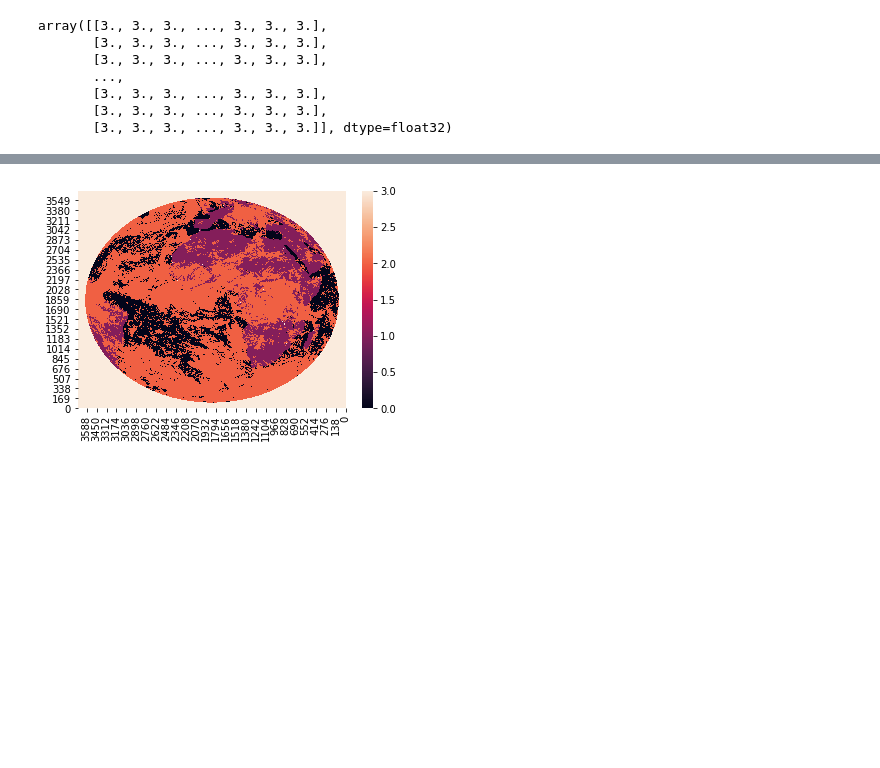
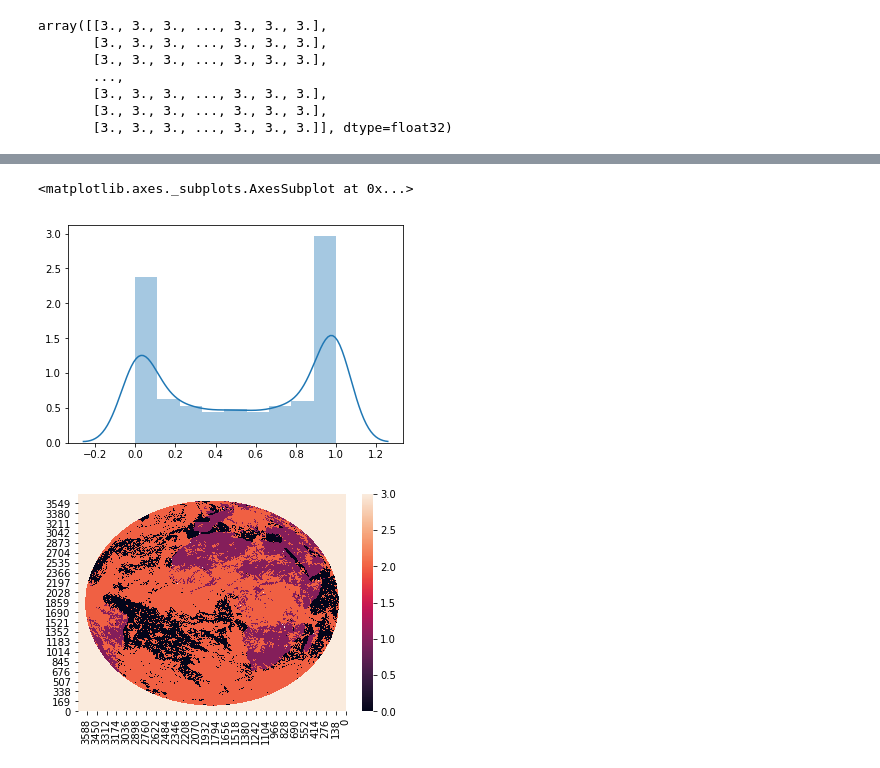
Before and after one commit to hannasv/ms, a Jupyter notebook: notebooks/ReadingSateliteData.ipynb, the cells around one changed output, grey strips where cells are left out. Saved outputs shown, nothing was run; the diff lists cells and outputs as text; code cells hidden in the pictures; blank space fills up the shorter version.

```diff
--- a/notebooks/ReadingSateliteData.ipynb
+++ b/notebooks/ReadingSateliteData.ipynb
@@ -407,3 +449,8 @@ sns.heatmap(clm)
+# %%
+sns.distplot(clm.flatten())
+# %% [output]
+<matplotlib.axes._subplots.AxesSubplot at 0x...>
+[figure, added]
 # %%
 ax = sns.heatmap(data['CLOUDM_P30_GSV0_I207'].values)
 ax.invert_yaxis()
```
Also changed, not shown: parts of 38 cells of this notebook.
